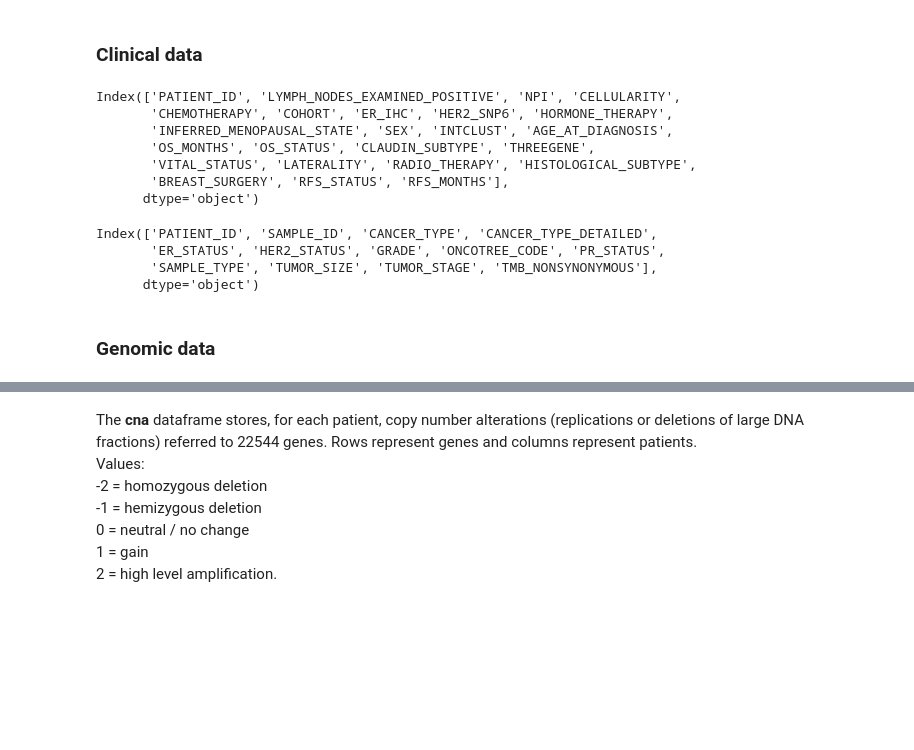
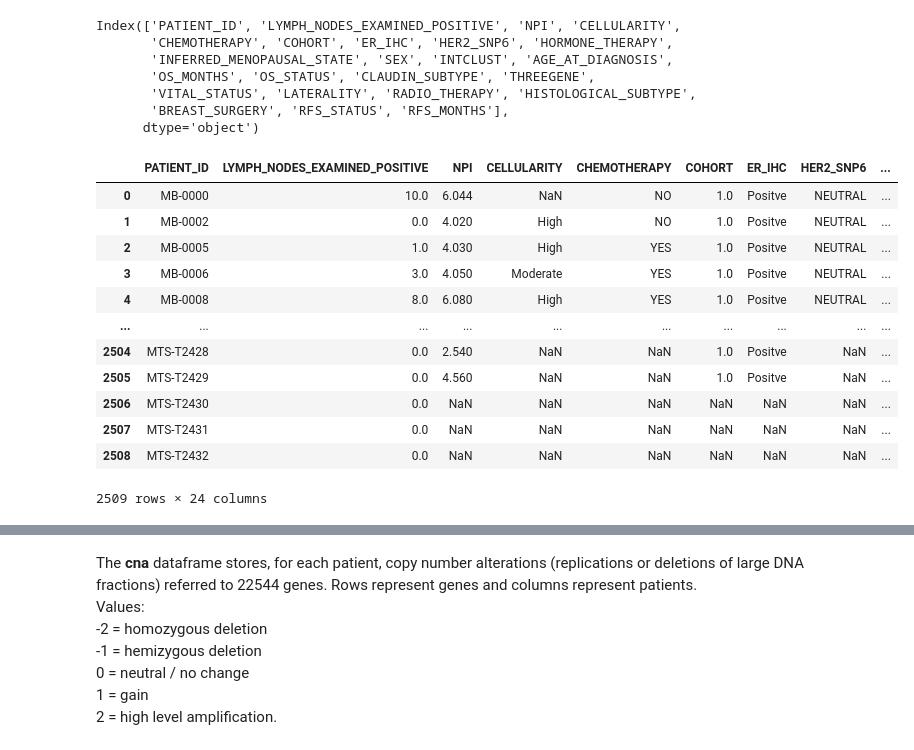
Before and after one commit to SilviaMariaMacri/applied-machine-learning-project, a Jupyter notebook: data.ipynb, the cells around one changed output, grey strips where cells are left out. Cells and saved outputs as stored; diff of their text form; code cells hidden in the pictures; blank space fills up the shorter version.

```diff
--- a/data.ipynb
+++ b/data.ipynb
@@ -77,24 +13,27 @@ len(list(set(gene_list) & set(gl2)))
-# %% [markdown]
-### Clinical data
 # %%
 clin_patient = pd.read_csv('data/data_clinical_patient.txt', sep='\t', comment='#')
 clin_sample = pd.read_csv('data/data_clinical_sample.txt', sep='\t', comment='#')
-# %%
-clin_patient.columns
-# %% [output]
-Index(['PATIENT_ID', 'LYMPH_NODES_EXAMINED_POSITIVE', 'NPI', 'CELLULARITY',
-       'CHEMOTHERAPY', 'COHORT', 'ER_IHC', 'HER2_SNP6', 'HORMONE_THERAPY',
-       'INFERRED_MENOPAUSAL_STATE', 'SEX', 'INTCLUST', 'AGE_AT_DIAGNOSIS',
-       'OS_MONTHS', 'OS_STATUS', 'CLAUDIN_SUBTYPE', 'THREEGENE',
-       'VITAL_STATUS', 'LATERALITY', 'RADIO_THERAPY', 'HISTOLOGICAL_SUBTYPE',
-       'BREAST_SURGERY', 'RFS_STATUS', 'RFS_MONTHS'],
-      dtype='object')
-# %%
-clin_sample.columns
-# %% [output]
-Index(['PATIENT_ID', 'SAMPLE_ID', 'CANCER_TYPE', 'CANCER_TYPE_DETAILED',
-       'ER_STATUS', 'HER2_STATUS', 'GRADE', 'ONCOTREE_CODE', 'PR_STATUS',
-       'SAMPLE_TYPE', 'TUMOR_SIZE', 'TUMOR_STAGE', 'TMB_NONSYNONYMOUS'],
-      dtype='object')
-# %% [markdown]
-### Genomic data
+# %%
+print(clin_patient.columns)
+clin_patient
+# %% [output]
+Index(['PATIENT_ID', 'LYMPH_NODES_EXAMINED_POSITIVE', 'NPI', 'CELLULARITY',
+       'CHEMOTHERAPY', 'COHORT', 'ER_IHC', 'HER2_SNP6', 'HORMONE_THERAPY',
+       'INFERRED_MENOPAUSAL_STATE', 'SEX', 'INTCLUST', 'AGE_AT_DIAGNOSIS',
+       'OS_MONTHS', 'OS_STATUS', 'CLAUDIN_SUBTYPE', 'THREEGENE',
+       'VITAL_STATUS', 'LATERALITY', 'RADIO_THERAPY', 'HISTOLOGICAL_SUBTYPE',
+       'BREAST_SURGERY', 'RFS_STATUS', 'RFS_MONTHS'],
+      dtype='object')
+|  | PATIENT_ID | LYMPH_NODES_EXAMINED_POSITIVE | NPI | CELLULARITY | CHEMOTHERAPY | COHORT | ER_IHC | HER2_SNP6 | ... |
+| 0 | MB-0000 | 10.0 | 6.044 | NaN | NO | 1.0 | Positve | NEUTRAL | ... |
+| 1 | MB-0002 | 0.0 | 4.020 | High | NO | 1.0 | Positve | NEUTRAL | ... |
+| 2 | MB-0005 | 1.0 | 4.030 | High | YES | 1.0 | Positve | NEUTRAL | ... |
+| 3 | MB-0006 | 3.0 | 4.050 | Moderate | YES | 1.0 | Positve | NEUTRAL | ... |
+| 4 | MB-0008 | 8.0 | 6.080 | High | YES | 1.0 | Positve | NEUTRAL | ... |
+| ... | ... | ... | ... | ... | ... | ... | ... | ... | ... |
+| 2504 | MTS-T2428 | 0.0 | 2.540 | NaN | NaN | 1.0 | Positve | NaN | ... |
+| 2505 | MTS-T2429 | 0.0 | 4.560 | NaN | NaN | 1.0 | Positve | NaN | ... |
+| 2506 | MTS-T2430 | 0.0 | NaN | NaN | NaN | NaN | NaN | NaN | ... |
+| 2507 | MTS-T2431 | 0.0 | NaN | NaN | NaN | NaN | NaN | NaN | ... |
+| 2508 | MTS-T2432 | 0.0 | NaN | NaN | NaN | NaN | NaN | NaN | ... |
+2509 rows × 24 columns
```
Also changed, not shown: parts of 54 cells of this notebook, 1 other file.
